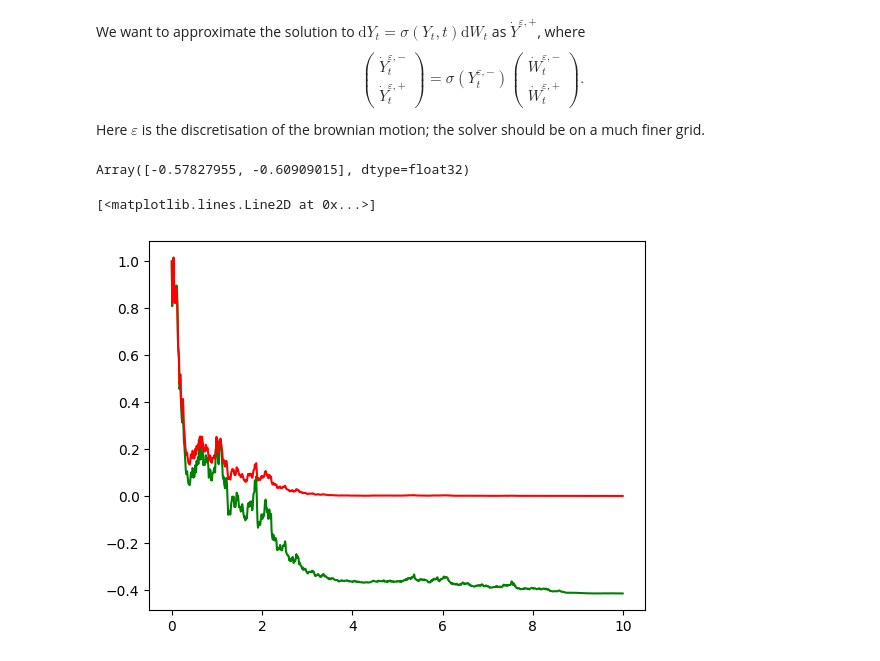
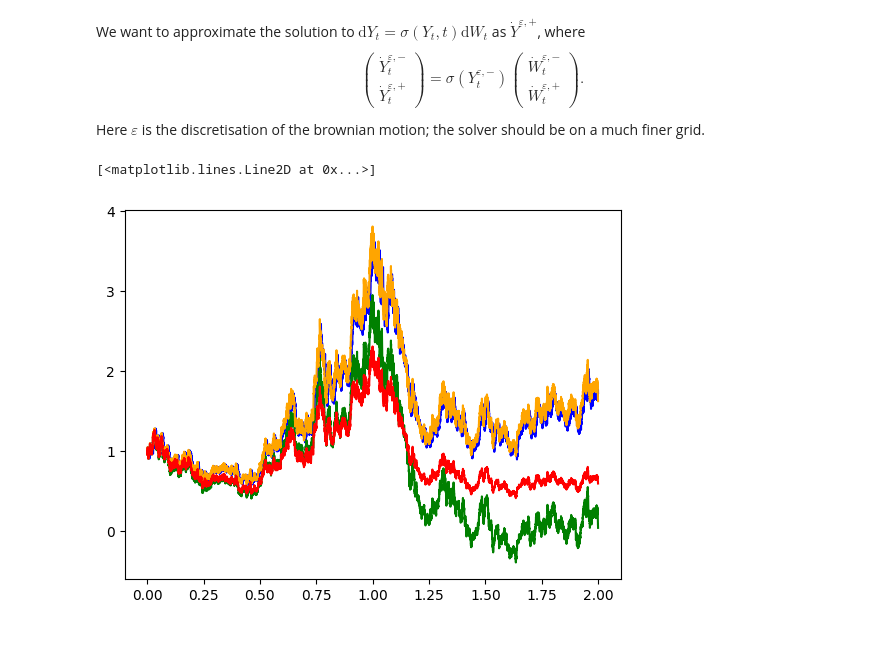
Before and after one commit to emilioferrucci/rough-vol-rough-paths, a Jupyter notebook: lead_lag_2.ipynb, the cells around one changed output. Saved outputs shown, nothing was run; the diff lists cells and outputs as text; code cells hidden in the pictures.

```diff
--- a/lead_lag_2.ipynb
+++ b/lead_lag_2.ipynb
@@ -7,8 +7,9 @@ import matplotlib.pyplot as plt
 from diffrax import diffeqsolve, ControlTerm, Euler, Heun, Midpoint, MultiTerm, ODETerm, SaveAt, VirtualBrownianTree, UnsafeBrownianPath
 # %%
 # Global parameters, create brownian path(s)
-t0, t1 = 0, 10
-epsilon = 0.01
+t0, t1 = 0, 2
+epsilon = 0.0001
+lag = 100*epsilon
 times = jnp.arange(t0, t1, epsilon)
 # %%
 
@@ -17,20 +18,17 @@ def fun_to_array(grid, fun):
 new_times = jnp.arange(1, 2, epsilon)
 
 def lagged_control(fun, lag):
-    return lambda s,t: fun(jnp.maximum(0,t - lag)) - fun(jnp.maximum(0,s - lag))
+    return lambda s,t: fun(jnp.maximum(0,t - lag/2)) - fun(jnp.maximum(0,s - lag/2))
 
 def join_controls(lagged, original):
-    return lambda s,t: jnp.concatenate((original(s,t), lagged(s,t)))
+    return lambda s,t: jnp.concatenate((lagged(s,t), original(s,t)))
 # %% [markdown]
 We want to approximate the solution to $\mathrm{d}Y_t = \sigma(Y_t,t) \mathrm{d} W_t$ as $\dot Y^{\varepsilon, +}$, where $$\begin{pmatrix} \dot Y^{\varepsilon, -}_t \\ \dot Y^{\varepsilon, +}_t \end{pmatrix} =  \sigma(Y^{\varepsilon, -}_t) \begin{pmatrix} \dot W^{\varepsilon, -}_t \\ \dot W^{\varepsilon, +}_t \end{pmatrix}.$$ Here $\varepsilon$ is the discretisation of the brownian motion; the solver should be on a much finer grid.
 # %%
-vbt = VirtualBrownianTree(t0, t1, tol=epsilon, shape=(1,), key=jr.PRNGKey(503))
+vbt = VirtualBrownianTree(t0, t1+2*epsilon, tol=epsilon, shape=(1,), key=jr.PRNGKey(505))
 bm_control = vbt.evaluate
-lagged_bm_control = lagged_control(bm_control, epsilon)
-lead_lag_control = join_controls(bm_control, lagged_bm_control)
-lead_lag_control(1,2)
+lagged_bm_control = lagged_control(bm_control, lag)
+lead_lag_control = join_controls(lagged_bm_control, bm_control)
-# %% [output]
-Array([-0.57827955, -0.60909015], dtype=float32)
 # %%
 y0 = jnp.array([1, 1])
 drift = lambda t, y, args: jnp.array([0, 0])
@@ -50,13 +48,13 @@ def strat_sol_true(bm):
 ito_true_array = fun_to_array(times, ito_sol_true(bm_control))
 strat_true_array = fun_to_array(times, strat_sol_true(bm_control))
 # %%
-#plt.plot(lead_lag_sol.ts, lead_lag_sol.ys[:,0], color = "blue")
+plt.plot(lead_lag_sol.ts, lead_lag_sol.ys[:,0], color = "blue")
 plt.plot(lead_lag_sol.ts, lead_lag_sol.ys[:,1], color = "green")
-#plt.plot(times, strat_true_array, color = "orange")
+plt.plot(times, strat_true_array, color = "orange")
 plt.plot(times, ito_true_array, color = "red")
 # %% [output]
 [<matplotlib.lines.Line2D at 0x...>]
-[figure, old version]
+[figure, new version]
 # %%
 y0 = jnp.array([1, 1])
 drift = lambda t, y, args: jnp.array([0, 0])
```
